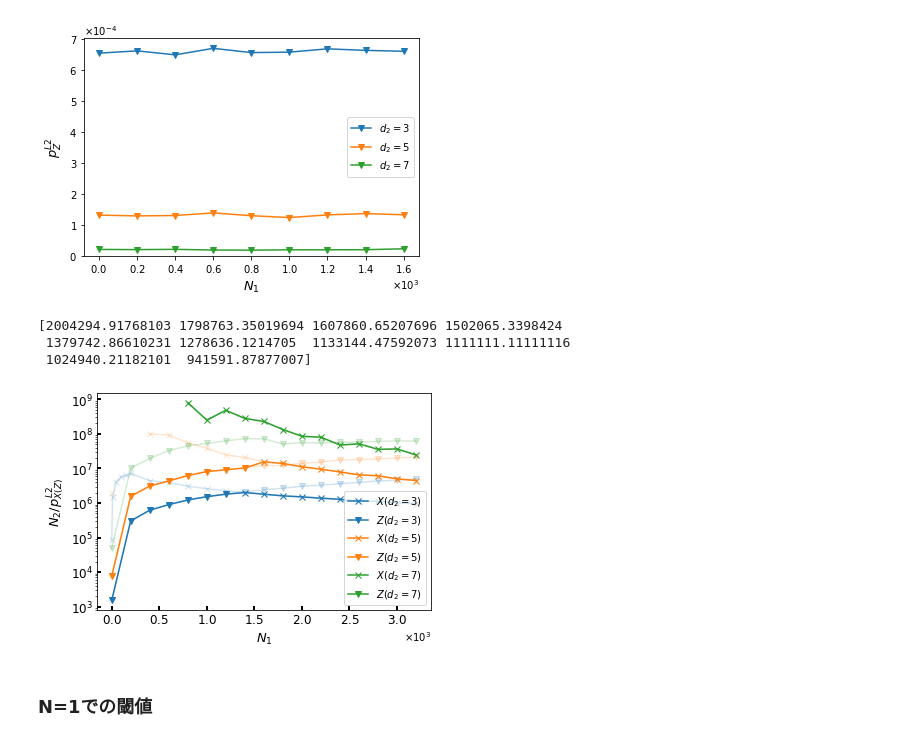
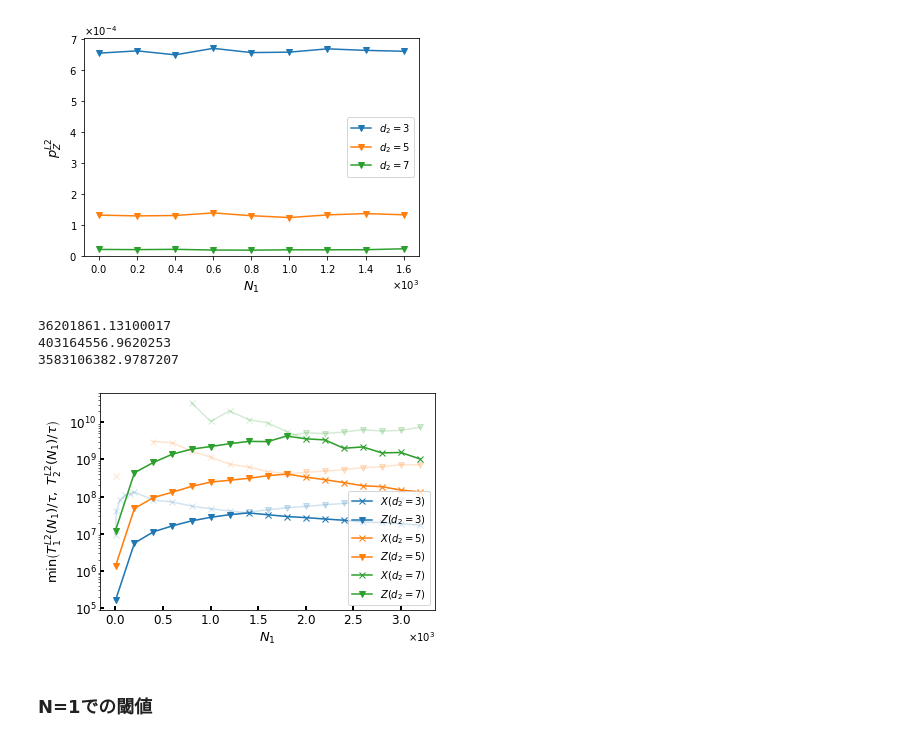
Before and after one commit to kono0924/Fujii-lab, a Jupyter notebook: surface_realistic/realistic_single_round/csv_view.ipynb, the cells around one changed output. Saved outputs shown, nothing was run; the diff lists cells and outputs as text; code cells hidden in the pictures.

```diff
--- a/surface_realistic/realistic_single_round/csv_view.ipynb
+++ b/surface_realistic/realistic_single_round/csv_view.ipynb
@@ -770,50 +782,53 @@ cm = plt.get_cmap("tab10")
 fig, axes = plt.subplots()
 for i in range(len(code_distance_list1)):
     b = np.array(data1.loc[code_distance_list1[i]])
-    axes.plot(a[0:], a[0:]/b[0:],marker='x',color = cm(i),alpha=0.2)
+    axes.plot(a, code_distance_list1[i]*(6*a+4*7+1)/b,marker='x',color = cm(i),alpha=0.2)
     d = np.array(data2.loc[code_distance_list2[i]])
-    axes.plot(c, c/d,marker='v',color = cm(i),alpha=0.2)
+    axes.plot(c, code_distance_list1[i]*(6*c+4*7+1)/d,marker='v',color = cm(i),alpha=0.2)
     if i == 0:
         b = np.array(data1.loc[code_distance_list1[i]])
-        axes.plot(a[11:], a[11:]/b[11:],marker='x',label=r"$X(d_2=$"+str(code_distance_list1[i])+")",color = cm(i))
+        axes.plot(a[11:], code_distance_list1[i]*(6*a[11:]+4*7+1)/b[11:],marker='x',label=r"$X(d_2=$"+str(code_distance_list1[i])+")",color = cm(i))
         d = np.array(data2.loc[code_distance_list2[i]])
-        axes.plot(c[0:7], c[0:7]/d[0:7],marker='v',label=r"$Z(d_2=$"+str(code_distance_list2[i])+")",color = cm(i))
-        axes.plot((c[6],a[11]), (c[6]/d[6],a[11]/b[11]),marker='',color = cm(i))
-        print(a[11:]/b[11:])
+        axes.plot(c[0:7], code_distance_list1[i]*(6*c[:7]+4*7+1)/d[0:7],marker='v',label=r"$Z(d_2=$"+str(code_distance_list2[i])+")",color = cm(i))
+        axes.plot((c[6],a[11]), (code_distance_list1[i]*(6*c[6]+4*7+1)/d[6],code_distance_list1[i]*(6*a[11]+4*7+1)/b[11]),marker='',color = cm(i))
+        print(code_distance_list1[i]*(6*a[11]+4*7+1)/b[11])
     if i == 1:
         b = np.array(data1.loc[code_distance_list1[i]])
-        axes.plot(a[12:], a[12:]/b[12:],marker='x',label=r"$X(d_2=$"+str(code_distance_list1[i])+")",color = cm(i))
+        axes.plot(a[14:], code_distance_list1[i]*(6*a[14:]+4*7+1)/b[14:],marker='x',label=r"$X(d_2=$"+str(code_distance_list1[i])+")",color = cm(i))
         d = np.array(data2.loc[code_distance_list2[i]])
-        axes.plot(c[:8], c[:8]/d[:8],marker='v',label=r"$Z(d_2=$"+str(code_distance_list2[i])+")",color = cm(i))
-        axes.plot((c[7],a[12]), (c[7]/d[7],a[12]/b[12]),marker='',color = cm(i))
+        axes.plot(c[:10], code_distance_list1[i]*(6*c[:10]+4*7+1)/d[:10],marker='v',label=r"$Z(d_2=$"+str(code_distance_list2[i])+")",color = cm(i))
+        axes.plot((c[9],a[14]), (code_distance_list1[i]*(6*c[9]+4*7+1)/d[9],code_distance_list1[i]*(6*a[14]+4*7+1)/b[14]),marker='',color = cm(i))
+        print(code_distance_list1[i]*(6*c[9]+4*7+1)/d[9])
     if i == 2:
         b = np.array(data1.loc[code_distance_list1[i]])
-        axes.plot(a[0:], a[0:]/b[0:],marker='x',label=r"$X(d_2=$"+str(code_distance_list1[i])+")",color = cm(i))
+        axes.plot(a[14:], code_distance_list1[i]*(6*a[14:]+4*7+1)/b[14:],marker='x',label=r"$X(d_2=$"+str(code_distance_list1[i])+")",color = cm(i))
         d = np.array(data2.loc[code_distance_list2[i]])
-        axes.plot(c[:0], c[:0]/d[:0],marker='v',label=r"$Z(d_2=$"+str(code_distance_list2[i])+")",color = cm(i))
+        axes.plot(c[:10], code_distance_list1[i]*(6*c[:10]+4*7+1)/d[:10],marker='v',label=r"$Z(d_2=$"+str(code_distance_list2[i])+")",color = cm(i))
+        axes.plot((c[9],a[14]), (code_distance_list1[i]*(6*c[9]+4*7+1)/d[9],code_distance_list1[i]*(6*a[14]+4*7+1)/b[14]),marker='',color = cm(i))
+        print(code_distance_list1[i]*(6*a[14]+4*7+1)/b[14])
 
 axes.set_xlabel(r'$N_1$', fontsize=13)
-axes.set_ylabel(r'$N_2/p_{X(Z)}^{L2}$', fontsize=13)
+axes.set_ylabel(r'$\min\left(T^{L2}_{1}(N_{1})/\tau,\ T^{L2}_{2}(N_{1})/\tau\right)$', fontsize=13)
 axes.xaxis.set_major_formatter(ptick.ScalarFormatter(useMathText=True)) # x軸指数表記
 axes.ticklabel_format(style="sci",  axis="x",scilimits=(0,0))
 axes.yaxis.set_major_formatter(ptick.ScalarFormatter(useMathText=True))
 axes.ticklabel_format(style="sci",  axis="y",scilimits=(0,0))
 # axes.spines["top"].set_linewidth(2)
 # axes.spines["left"].set_linewidth(2)
 # axes.spines["bottom"].set_linewidth(2)
 # axes.spines["right"].set_linewidth(2)
 axes.tick_params(direction="in", width=2, length=4, labelsize=12)
 #axes.set_title("lifetime", fontsize=14)
 #axes.set_xlim(0,10000)
 #axes.set_xscale("log")
 axes.set_yscale("log")
 plt.legend()
 plt.show()
 # %% [output]
-[2004294.91768103 1798763.35019694 1607860.65207696 1502065.3398424
- 1379742.86610231 1278636.1214705  1133144.47592073 1111111.11111116
- 1024940.21182101  941591.87877007]
+36201861.13100017
+403164556.9620253
+3583106382.9787207
-[figure, old version]
+[figure, new version]
 # %% [markdown]
 ### N=1での閾値
 # %%
```
Also changed, not shown: parts of 2 cells of this notebook, 7 other files.
